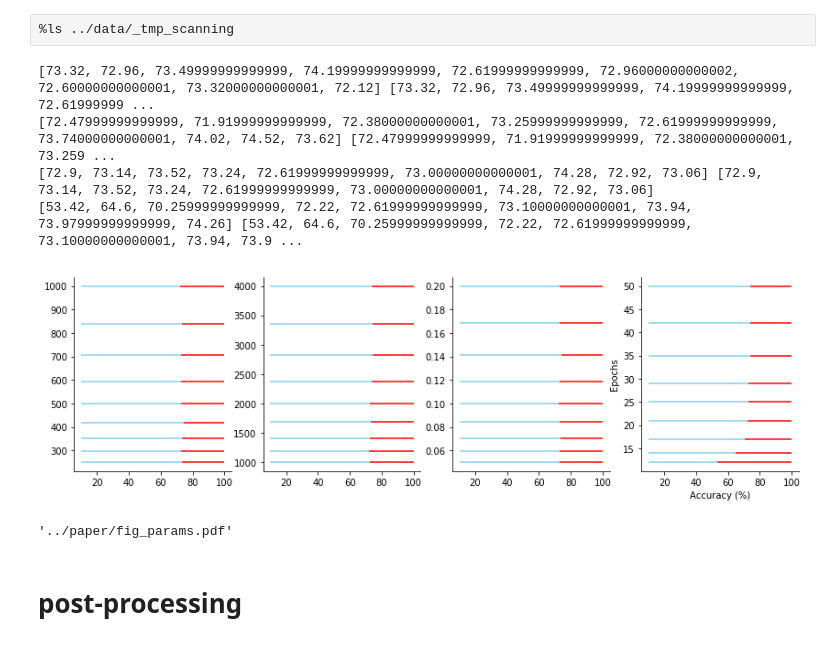
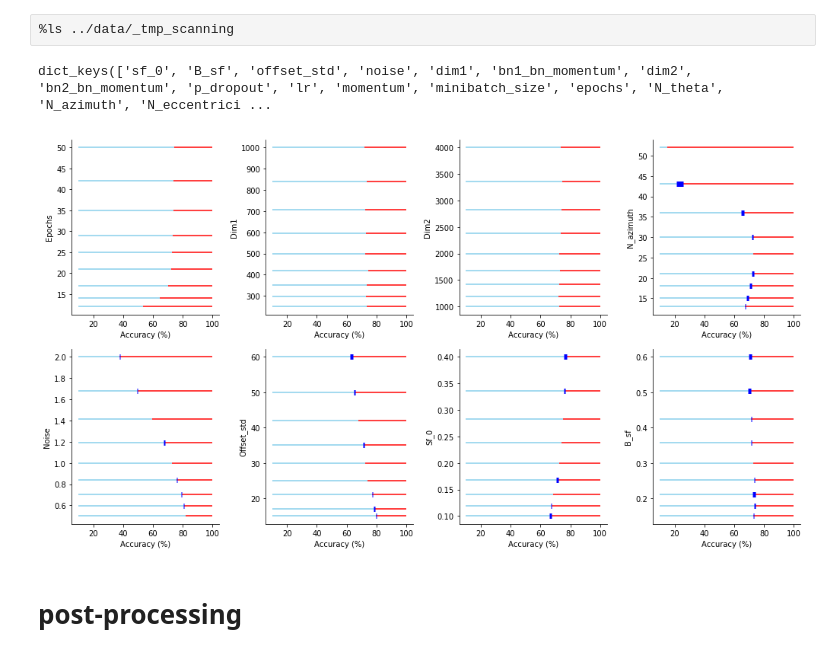
Before and after one commit to laurentperrinet/WhereIsMyMNIST, a Jupyter notebook: figures/4_results_parameters.ipynb, the cells around one changed output. Cells and saved outputs as stored; diff of their text form; code cells hidden in the pictures.

```diff
--- a/figures/4_results_parameters.ipynb
+++ b/figures/4_results_parameters.ipynb
@@ -80,8 +80,7 @@ def update_results(results, parameter, accuracies, ci=0.01):
         try:
             a1, b1, loc1, scale1 = beta.fit(accuracies[value][:-1], floc=0, fscale=1)
             p_low, p_sup = beta.ppf([ci, 1-ci], a=a1, b=b1)
-            print(p_low, p_sup)
-
+            #print(p_low, p_sup)
             results[parameter]['p_low'].append(p_low*100)
             results[parameter]['p_sup'].append(p_sup*100)
         except:
@@ -119,7 +118,7 @@ for base in [2] if not args.filename == '../data/debug' else [2]:
 
     print(' parameter scan : learning ')
     args = init(**opts)
-    mml = MetaML(args, base=base)
+    mml = MetaML(args, base=base, tag='SGD')
     print(50*'-')
     print('Using SGD')
     print(50*'-')
@@ -130,7 +129,7 @@ for base in [2] if not args.filename == '../data/debug' else [2]:
     print(50*'-')
     args = init(**opts)
     args.do_adam = True
-    mml = MetaML(args, tag='adam')
+    mml = MetaML(args, base=base, tag='adam')
     for parameter in ['lr', 'momentum', 'minibatch_size', 'epochs']:
         accuracies = mml.parameter_scan(parameter)
         results = update_results(results, parameter, accuracies)
@@ -267,12 +189,2 @@ results['sf_0']['value'],  results['sf_0']['accuracy']
 # %% [markdown]
 ## parameter scan
-# %%
-for parameter in results.keys():
-    print('--->',  parameter)
-    fig, ax = plt.subplots(figsize=(8, 3))
-    ax.plot(results[parameter]['value'],
-            results[parameter]['accuracy'], 'r.')
-    plt.xlabel('Variable ' +  parameter)
-    plt.ylabel('Accuracy (%)')
-
-    plt.show()
@@ -313,20 +191,19 @@ results['sf_0']
 # %%
-def plot_accuracy(result, xmin=50, fig=None, ax=None, ylabel=None):
+def plot_accuracy(result, xmin=10, fig=None, ax=None, ylabel=None):
     if fig is None: fig, ax = plt.subplots(figsize=(5, 5))
-    print(result['p_low'], result['p_sup'])
     #ax.plot(result['accuracy'], result['value'], "o", color='blue')
     # print(value, accuracy)
     ax.hlines(y=result['value'], xmin=result['accuracy'], xmax=100, color='red')
     ax.hlines(y=result['value'], xmin=xmin, xmax=result['accuracy'], color='skyblue')
     ax.hlines(y=result['value'], xmin=result['p_low'], xmax=result['p_sup'], color='blue', alpha=1., lw=7)
 
-    if ylabel=None:
+    if ylabel is None:
         ylabel = parameter.capitalize()
-    plt.ylabel(ylabel)
+    ax.set_ylabel(ylabel)
     #print( results[parameter]['value'] )
     #print( np.min([np.float(k) for k in results[parameter]['value']]))
     #ax.vlines(100, np.min(results[parameter]['value']), np.max(results[parameter]['value']), 'k', label='max')
-    plt.xlabel('Accuracy (%)')
+    ax.set_xlabel('Accuracy (%)')
     # Only draw spine between the y-ticks
     #ax.spines['left'].set_bounds(-1, 1)
     # Hide the right and top spines
@@ -378,24 +249,23 @@ print(tex)
 # summary
 # %% [raw]
 %ls ../data/_tmp_scanning
+# %%
+results.keys()
+# %% [output]
+dict_keys(['sf_0', 'B_sf', 'offset_std', 'noise', 'dim1', 'bn1_bn_momentum', 'dim2', 'bn2_bn_momentum', 'p_dropout', 'lr', 'momentum', 'minibatch_size', 'epochs', 'N_theta', 'N_azimuth', 'N_eccentrici ...
 # %%
-parameters = ['dim1', 'dim2', 'momentum', 'epochs'] # 'noise', 'lr',
-fig, axs = plt.subplots(1, len(parameters), figsize = (figwidth, figwidth/len(parameters)*1.1))
+parameters = [['epochs', 'dim1', 'dim2', 'N_azimuth'],
+              ['noise', 'offset_std', 'sf_0', 'B_sf']]  # '', 'lr',
+fig, axs = plt.subplots(len(parameters), len(parameters[0]), figsize = (figwidth, figwidth/len(parameters)*1.1), subplot_kw={})
 
-for ax, parameter in zip(axs, parameters):
-    fig, ax = plot_accuracy(results[parameter], xmin=10, fig=fig, ax=ax)
+for i_row, parameters_ in enumerate(parameters):
+    for ax, parameter in zip(axs[i_row], parameters_):
+        fig, ax = plot_accuracy(results[parameter], xmin=10, fig=fig, ax=ax)
 
-fig.savefig(figname + '.pdf', bbox_inches='tight', pad_inches=0.15)
+plt.tight_layout()
+fig.savefig(figname + '.pdf', bbox_inches='tight', pad_inches=0.05)
 # %% [output]
-[73.32, 72.96, 73.49999999999999, 74.19999999999999, 72.61999999999999, 72.96000000000002, 72.60000000000001, 73.32000000000001, 72.12] [73.32, 72.96, 73.49999999999999, 74.19999999999999, 72.61999999 ...
-[72.47999999999999, 71.91999999999999, 72.38000000000001, 73.25999999999999, 72.61999999999999, 73.74000000000001, 74.02, 74.52, 73.62] [72.47999999999999, 71.91999999999999, 72.38000000000001, 73.259 ...
-[72.9, 73.14, 73.52, 73.24, 72.61999999999999, 73.00000000000001, 74.28, 72.92, 73.06] [72.9, 73.14, 73.52, 73.24, 72.61999999999999, 73.00000000000001, 74.28, 72.92, 73.06]
-[53.42, 64.6, 70.25999999999999, 72.22, 72.61999999999999, 73.10000000000001, 73.94, 73.97999999999999, 74.26] [53.42, 64.6, 70.25999999999999, 72.22, 72.61999999999999, 73.10000000000001, 73.94, 73.9 ...
-[figure, old version]
+[figure, new version]
-# %%
-figname + '.pdf'
-# %% [output]
-'../paper/fig_params.pdf'
 # %% [markdown]
 # post-processing
 # %%
```
Also changed, not shown: parts of 16 cells of this notebook, 5 other files.
